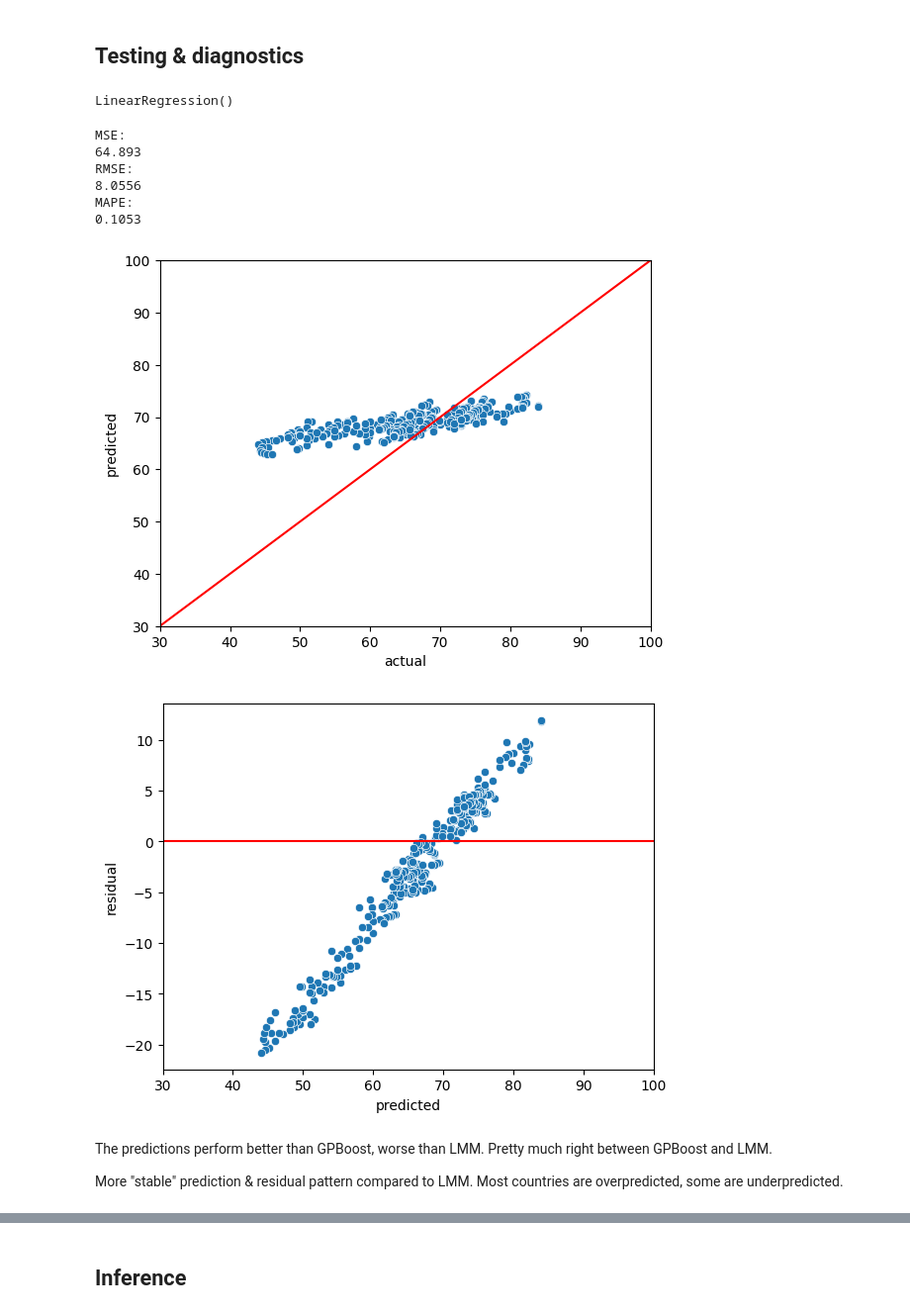
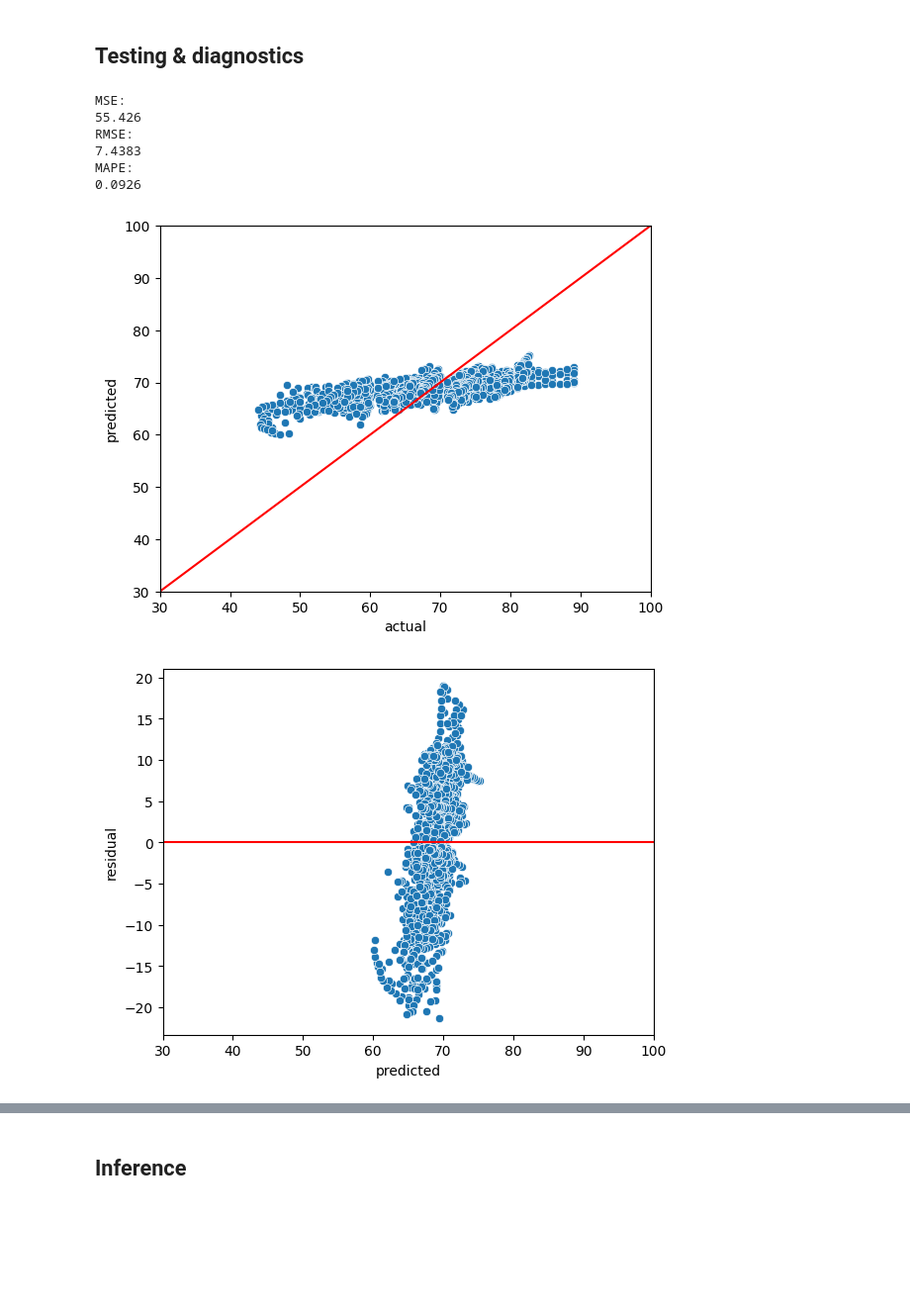
Before and after one commit to AhmetZamanis/PanelLifeExpectancy, a Jupyter notebook: 2.3_LM.ipynb, the cells around one changed output, grey strips where cells are left out. Shown: that part at 99% size. Drawn from its saved outputs; the diff is of its cells as text; code cells hidden in the pictures; blank space fills up the shorter version.

```diff
--- a/2.3_LM.ipynb
+++ b/2.3_LM.ipynb
@@ -70,16 +48,16 @@ X_test = pipeline.transform(X_test)
-# %%
-# Get back feature names
-feature_name = X.columns.values.tolist()
-X_train = pd.DataFrame(X_train, columns = feature_name)
-X_test = pd.DataFrame(X_test, columns = feature_name)
+# %%
+# Create cv splitter
+cv = GroupKFold(n_splits = 4)
 # %% [markdown]
 ## Testing & diagnostics
-# %%
-# Train fixed effects model
-model = LinearRegression()
-model.fit(X_train, y_train)
-# %% [output]
-LinearRegression()
-# %%
-# Make predictions on test data
-preds = model.predict(X_test)
+# %%
+# Initialize lists to store validation results
+train_list = []
+val_list = []
+preds_list = []
+resids_list = []
+fitted_list = []
+fitres_list = []
+scores_mse = []
+scores_rmse = []
+scores_mape = []
@@ -86,42 +109,43 @@ preds = model.predict(X_test)
 # %%
-# Calculate MSE, RMSE, MAPE
+# Print average MSE, RMSE, MAPE
 print("MSE:")
-print(round(mean_squared_error(y_test, preds), 4))
+print(round(np.mean(scores_mse), 4))
 
 print("RMSE:")
-print(round(mean_squared_error(y_test, preds, squared = False), 4))
+print(round(np.mean(scores_rmse), 4))
 
 print("MAPE:")
-print(round(mean_absolute_percentage_error(y_test, preds), 4))
+print(round(np.mean(scores_mape), 4))
 # %% [output]
 MSE:
-64.893
+55.426
 RMSE:
-8.0556
+7.4383
 MAPE:
-0.1053
+0.0926
 # %%
 # Plot predicted vs. actual
-_ = sns.scatterplot(x = y_test,  y = preds)
+_ = sns.scatterplot(
+    x = np.concatenate(val_list).ravel(),
+    y = np.concatenate(preds_list).ravel()
+)
 _ = plt.plot([30, 100], [30, 100], c = "red")
 _ = plt.xlim(30, 100)
 _ = plt.ylim(30, 100)
 _ = plt.xlabel("actual")
 _ = plt.ylabel("predicted")
 # %% [output]
-[figure, old version]
+[figure, new version]
 # %%
 # Predicted vs residual
-resids = y_test - preds
-_ = sns.scatterplot(x = y_test, y= resids)
+_ = sns.scatterplot(
+    x = np.concatenate(preds_list).ravel(),
+    y = np.concatenate(resids_list).ravel()
+)
 _ = plt.plot([30, 100], [0, 0], c = "red")
 _ = plt.xlim(30, 100)
 #_ = plt.ylim(-30, 30)
 _ = plt.xlabel("predicted")
 _ = plt.ylabel("residual")
 # %% [output]
-[figure, old version]
+[figure, new version]
-# %% [markdown]
-The predictions perform better than GPBoost, worse than LMM. Pretty much right between GPBoost and LMM.
-
-More "stable" prediction & residual pattern compared to LMM. Most countries are overpredicted, some are underpredicted.
```
Also changed, not shown: parts of 16 cells of this notebook, 2 other files.
